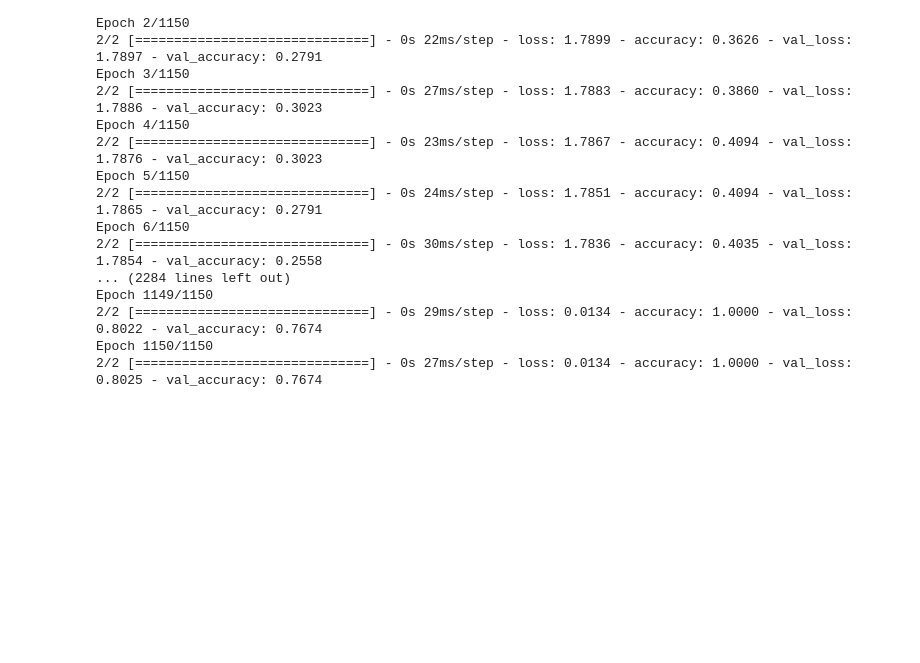
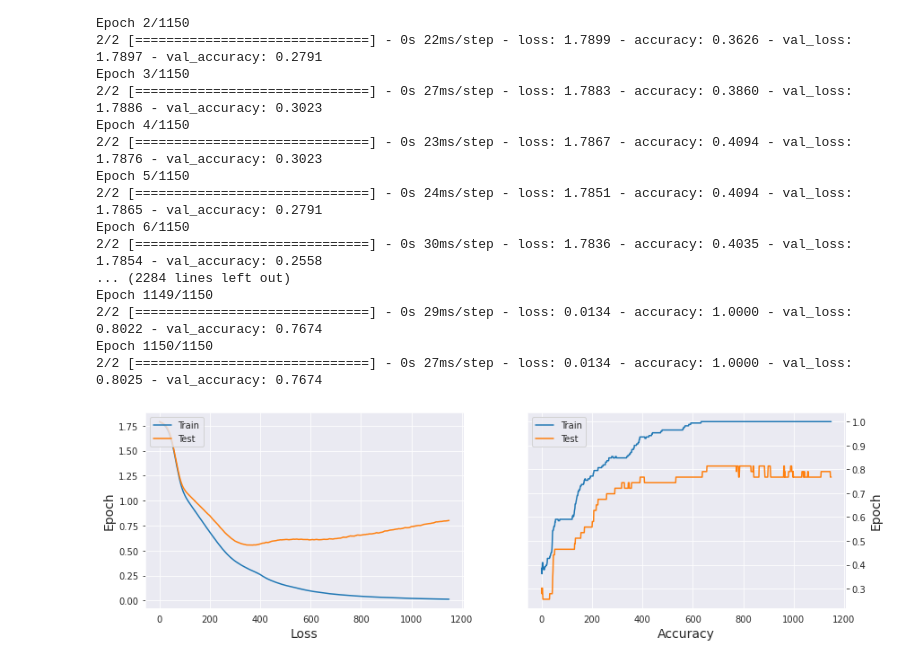
Before and after one commit to masp42/ML_Glass_CA, a Jupyter notebook: CA_ML_2.ipynb, the cells around one changed output. Cells and saved outputs as stored; diff of their text form; code cells hidden in the pictures; blank space fills up the shorter version.

```diff
--- a/CA_ML_2.ipynb
+++ b/CA_ML_2.ipynb
@@ -505,3 +505,24 @@ Epoch 1149/1150
 2/2 [==============================] - 0s 29ms/step - loss: 0.0134 - accuracy: 1.0000 - val_loss: 0.8022 - val_accuracy: 0.7674
 Epoch 1150/1150
 2/2 [==============================] - 0s 27ms/step - loss: 0.0134 - accuracy: 1.0000 - val_loss: 0.8025 - val_accuracy: 0.7674
+# %%
+f, axes = plt.subplots(1,2,figsize=(14,4))
+
+axes[0].plot(history.history['loss'])
+axes[0].plot(history.history['val_loss'])
+axes[0].set_xlabel('Loss', fontsize=14)
+axes[0].set_ylabel('Epoch', fontsize=14)
+axes[0].yaxis.tick_left()
+axes[0].legend(['Train', 'Test'], loc = 'upper left')
+
+axes[1].plot(history.history['accuracy'])
+axes[1].plot(history.history['val_accuracy'])
+axes[1].set_xlabel('Accuracy', fontsize=14)
+axes[1].set_ylabel('Epoch', fontsize=14)
+axes[1].yaxis.set_label_position("right")
+axes[1].yaxis.tick_right()
+axes[1].legend(['Train', 'Test'], loc = 'upper left')
+
+plt.show()
+# %% [output]
+[figure, added]
```
